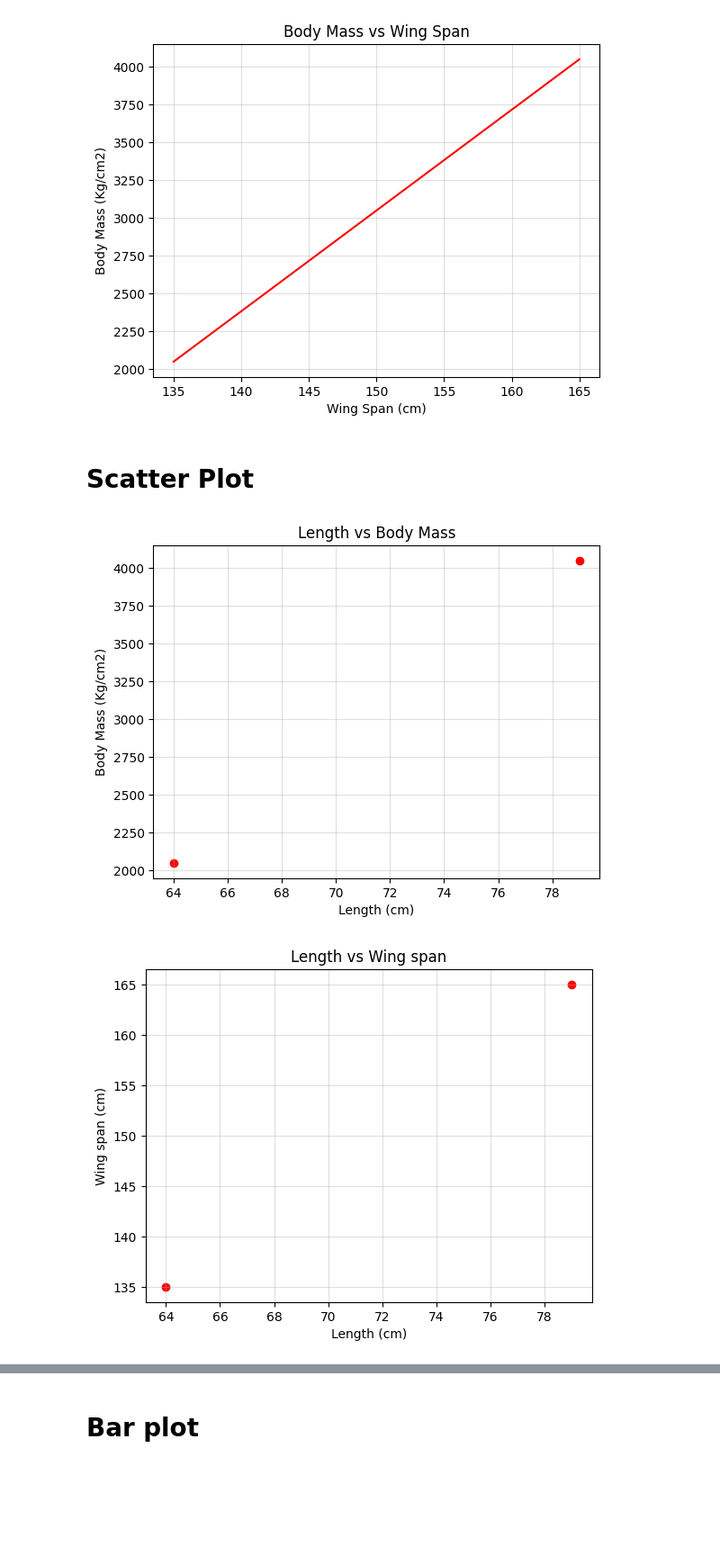
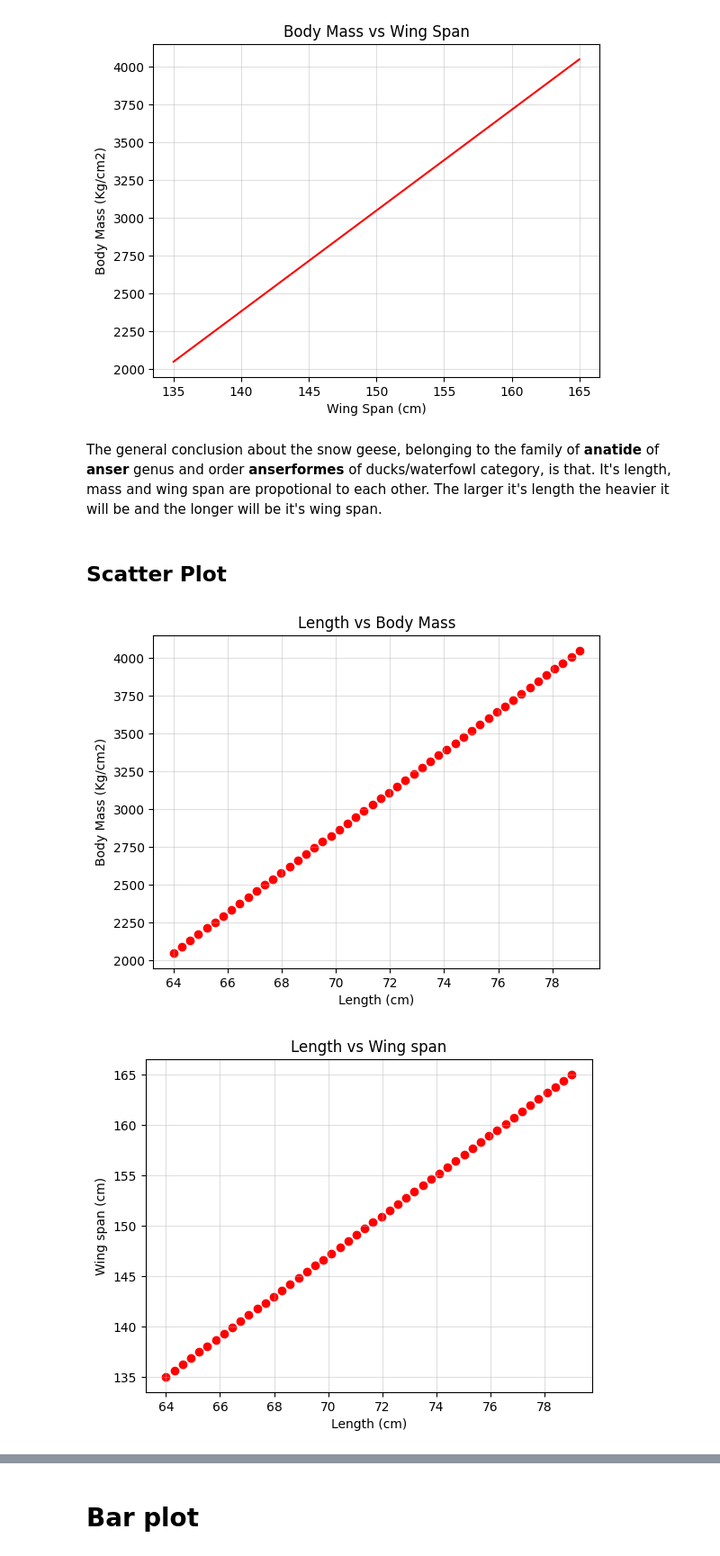
Before and after one commit to SyusufWaliyyi/ArewaDSF_ML_Assigment, a Jupyter notebook: week_2/assi_2.ipynb, the cells around one changed output, grey strips where cells are left out. Shown at 90% size. Drawn from its saved outputs; the diff is of its cells as text; code cells hidden in the pictures; blank space fills up the shorter version.

```diff
--- a/week_2/assi_2.ipynb
+++ b/week_2/assi_2.ipynb
@@ -97 +98,10 @@ y1 = (Snow_goose['MinWingspan'], Snow_goose['MaxWingspan'])
+# %%
+# Length range
+x = np.linspace(Snow_goose['MinLength'], Snow_goose['MaxLength'])
+
+# Body mass range
+y = np.linspace(Snow_goose['MinBodyMass'], Snow_goose['MaxBodyMass'])
+
+# Wing span range
+z = np.linspace(Snow_goose['MinWingspan'], Snow_goose['MaxWingspan'])
 # %% [markdown]
@@ -123,8 +136,10 @@ plt.grid(alpha=0.4)
 plt.show()
 # %% [output]
 [figure]
+# %% [markdown]
+The general conclusion about the snow geese, belonging to the family of __anatide__ of __anser__ genus and order __anserformes__ of ducks/waterfowl category, is that. It's length, mass and wing span are propotional to each other. The larger it's length the heavier it will be and the longer will be it's wing span.
 # %% [markdown]
-# Scatter Plot
+## Scatter Plot
 # %%
 plt.scatter(x,y,color='red')
 plt.title('Length vs Body Mass')
@@ -133,14 +148,14 @@ plt.ylabel("Body Mass (Kg/cm2)")
 plt.grid(alpha=0.4)
 plt.show()
 # %% [output]
-[figure, old version]
+[figure, new version]
 # %%
-plt.scatter(x,y1,color='red')
+plt.scatter(x,z,color='red')
 plt.title('Length vs Wing span')
 plt.xlabel("Length (cm)")
 plt.ylabel("Wing span (cm)")
 plt.grid(alpha=0.4)
 plt.show()
 # %% [output]
-[figure, old version]
+[figure, new version]
 # %%
```
Also changed, not shown: parts of 15 cells of this notebook, 1 other file.
